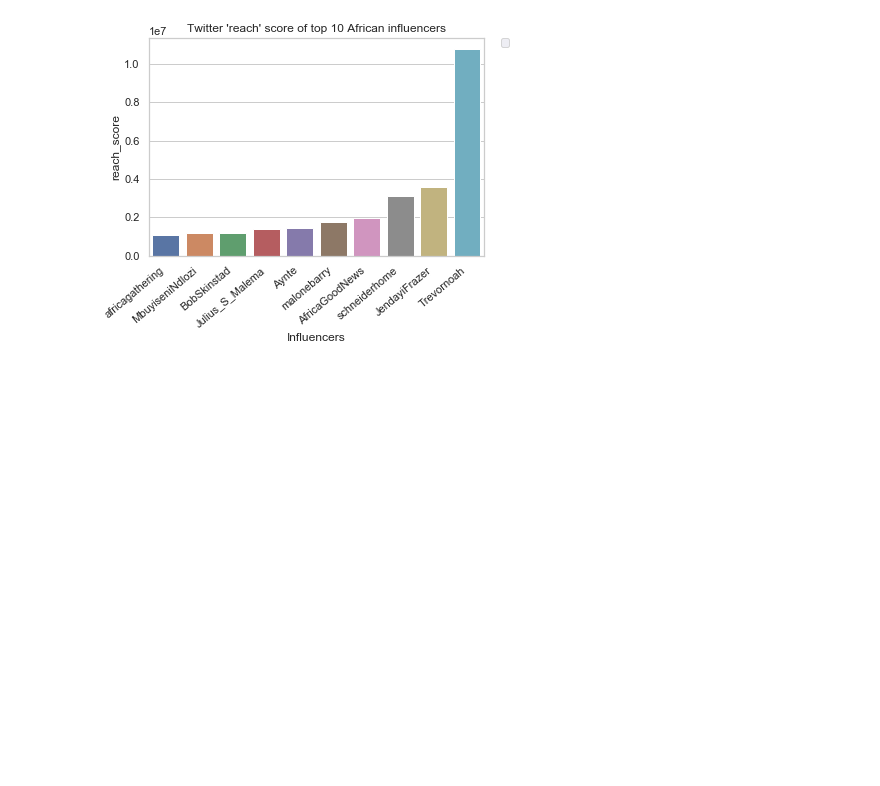
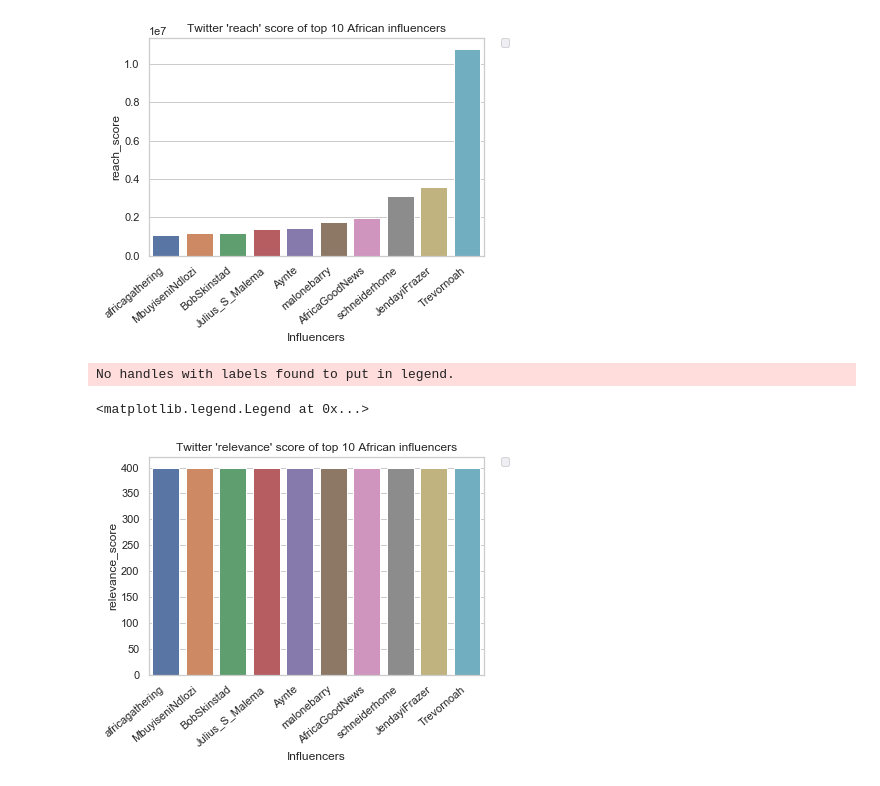
Before and after one commit to Ayebilla/DataScience_Learning, a Jupyter notebook: TenAcademy/week1/twitter_mining_challenge.ipynb, the cells around one changed output. Cells and saved outputs as stored; diff of their text form; code cells hidden in the pictures; blank space fills up the shorter version.

```diff
--- a/TenAcademy/week1/twitter_mining_challenge.ipynb
+++ b/TenAcademy/week1/twitter_mining_challenge.ipynb
@@ -17,9 +17,9 @@ import seaborn as sns
 sns.set()
 # %%
 def getTwitterOAuth():
-    consumer_key = 'MmGB3E6Vwhv0IxidlmktTMPls'
-    consumer_secret = 'xPs6HQxgPi6z91XMWHyBmQH2WVron3Gbve1PddLRRDUWtjXCdC'
-    access_token = '797785657070485504-0QTz3l4Y50Ko8EPZVJWKtpk3MFzd9vO'
+    consumer_key = ''
+    consumer_secret = ''
+    access_token = ''
     access_token_secret = 'iwuVBltOVFGfWHoPmCFgfIWqN2IcS8iNXMTyUVdU2Vj5Z'
     auth = OAuthHandler(consumer_key, consumer_secret)
     auth.set_access_token(access_token,access_token_secret)
@@ -281,6 +281,10 @@ No handles with labels found to put in legend.
 # %%
 with sns.axes_style("whitegrid"):
     chart = sns.barplot(x="Influencers", y="relevance_score",  data=relevant)
     chart.set_xticklabels(rotation=40, ha="right", labels= popular['Influencers'])
-plt.title("Twitter 'relevance' score of top 10 African gov officials")
+plt.title("Twitter 'relevance' score of top 10 African influencers")
 plt.legend(bbox_to_anchor=(1.05, 1), loc=2,borderaxespad=0.)
+# %% [output]
+No handles with labels found to put in legend.
+<matplotlib.legend.Legend at 0x...>
+[figure, added]
```
